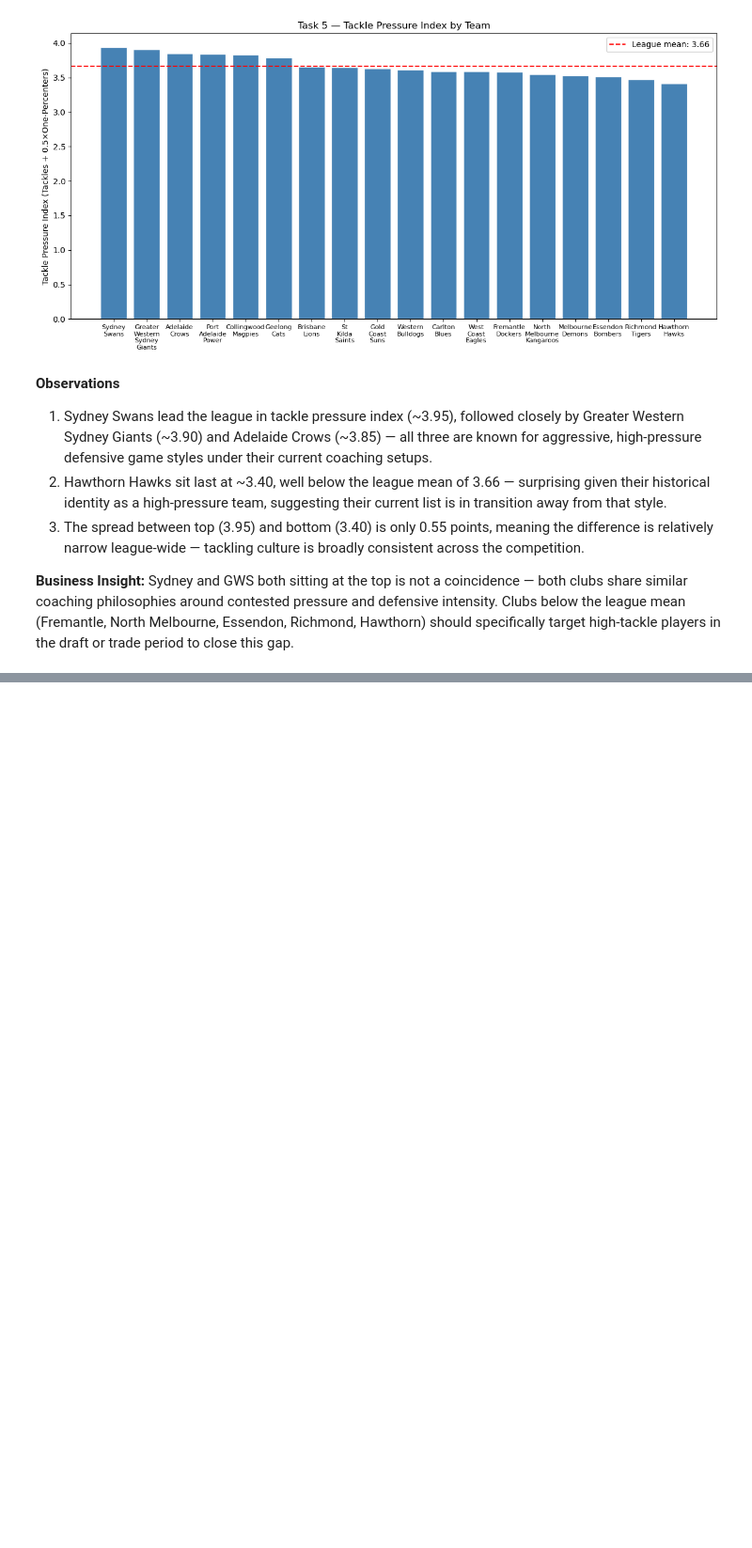
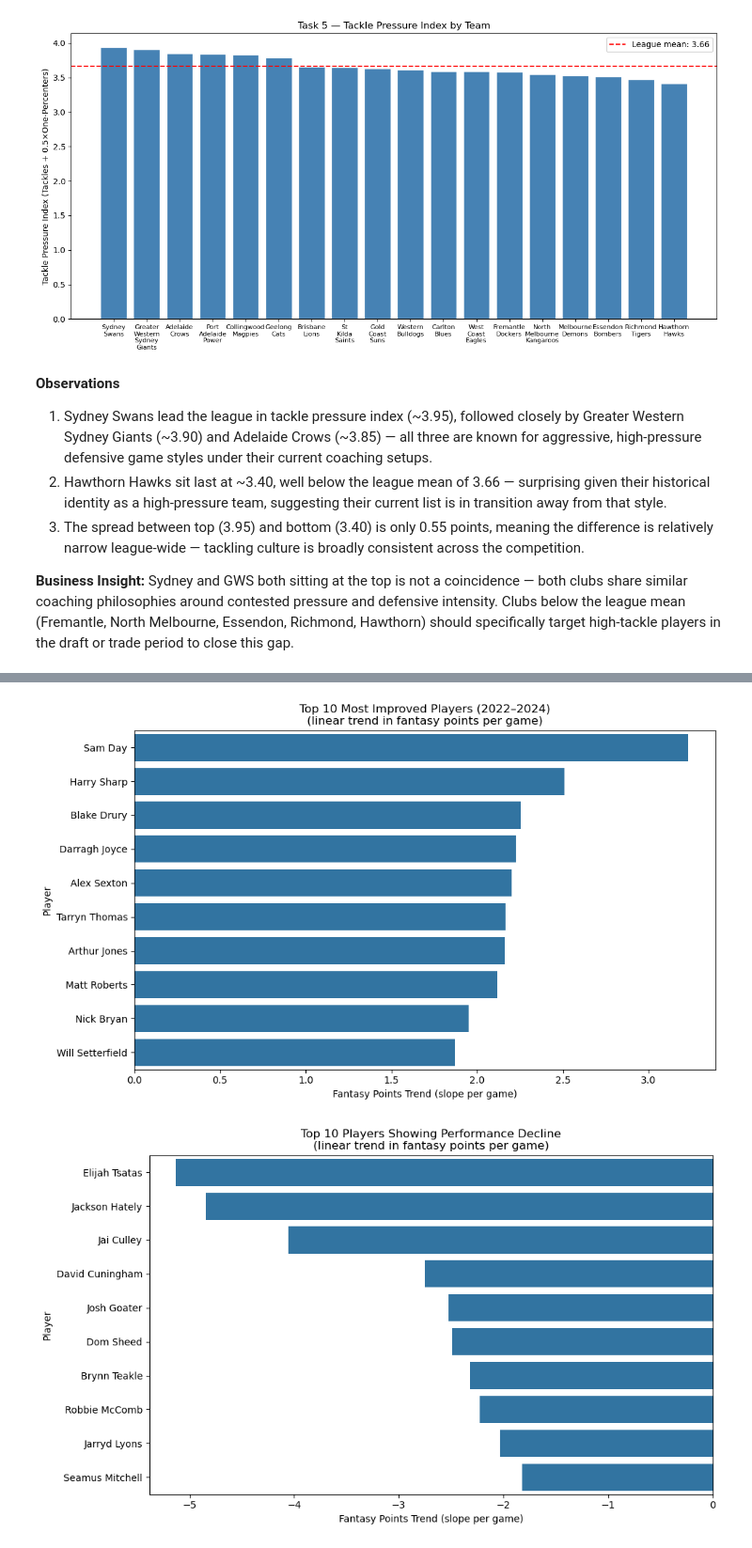
Before and after one commit to Dev-Squad-2-0/rania-shoaib, a Jupyter notebook: Week-2/Day-4/day4_afl_analysis.ipynb, the cells around one changed output, grey strips where cells are left out. Shown at 94% size. Saved outputs shown, nothing was run; the diff lists cells and outputs as text; code cells hidden in the pictures; blank space fills up the shorter version.

```diff
--- a/Week-2/Day-4/day4_afl_analysis.ipynb
+++ b/Week-2/Day-4/day4_afl_analysis.ipynb
@@ -470,0 +628,52 @@ to close this gap.
+# %%
+from scipy.stats import linregress
+
+# Build a continuous game index per player (so seasons don't reset the trend)
+rounds_recent = rounds_recent.sort_values(['player_id', 'year', 'round'])
+rounds_recent['game_index'] = rounds_recent.groupby('player_id').cumcount()
+
+def player_trend(group):
+    if len(group) < 10:
+        return pd.Series({'slope': np.nan, 'r_value': np.nan})
+    result = linregress(group['game_index'], group['fantasy_points'])
+    return pd.Series({'slope': result.slope, 'r_value': result.rvalue})
+
+trend = (
+    rounds_recent
+    .groupby(['player_id', 'player_name'])
+    .apply(player_trend)
+    .reset_index()
+)
+
+trend = trend.dropna(subset=['slope'])
+
+most_improved = trend.sort_values('slope', ascending=False).head(10)
+
+plt.figure(figsize=(10,6))
+sns.barplot(
+    data=most_improved,
+    x='slope',
+    y='player_name'
+)
+plt.title("Top 10 Most Improved Players (2022–2024)\n(linear trend in fantasy points per game)")
+plt.xlabel("Fantasy Points Trend (slope per game)")
+plt.ylabel("Player")
+plt.tight_layout()
+plt.show()
+
+most_declined = trend.sort_values('slope').head(10)
+
+plt.figure(figsize=(10,6))
+sns.barplot(
+    data=most_declined,
+    x='slope',
+    y='player_name'
+)
+plt.title("Top 10 Players Showing Performance Decline\n(linear trend in fantasy points per game)")
+plt.xlabel("Fantasy Points Trend (slope per game)")
+plt.ylabel("Player")
+plt.tight_layout()
+plt.show()
+# %% [output]
+[figure, added]
+[figure, added]
```
Also changed, not shown: parts of 20 cells of this notebook, 2 other files.
